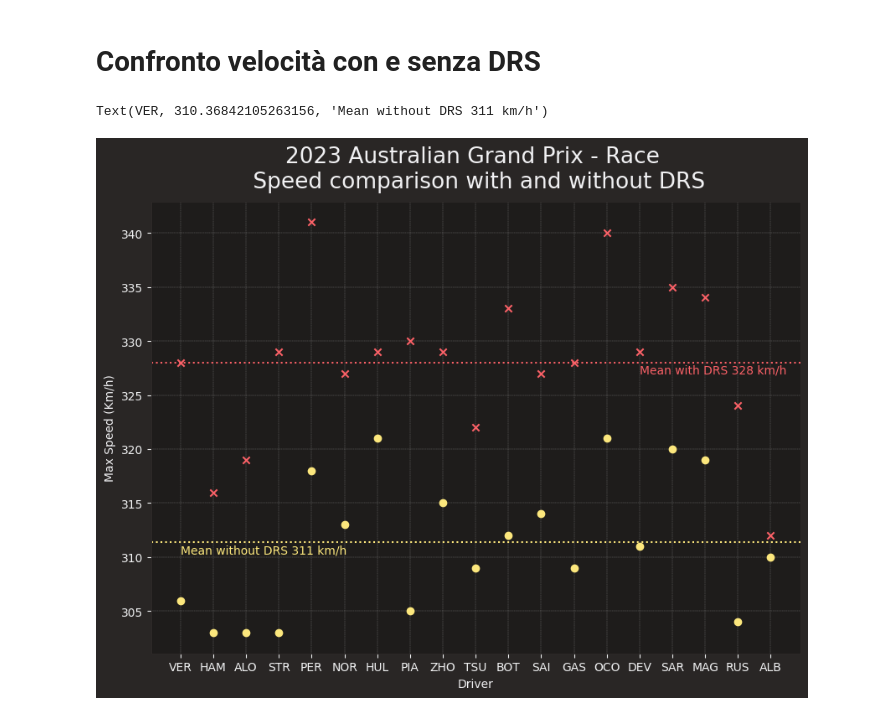
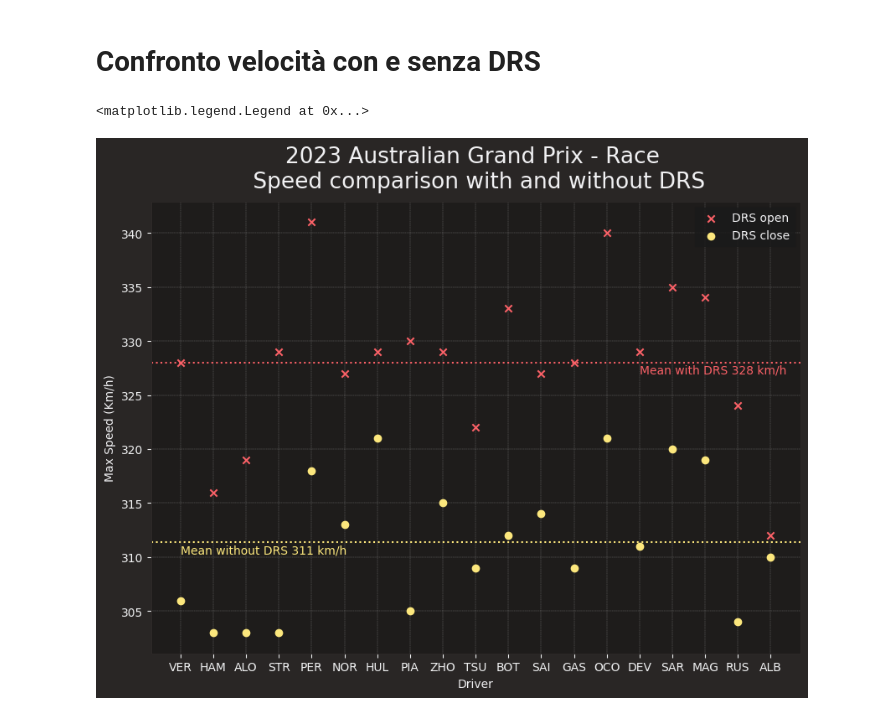
Before and after one commit to Rick8998/Australia2023F1, a Jupyter notebook: SessionAnalysis/DRSspeed.ipynb, the cells around one changed output. Drawn from its saved outputs; the diff is of its cells as text; code cells hidden in the pictures.

```diff
--- a/SessionAnalysis/DRSspeed.ipynb
+++ b/SessionAnalysis/DRSspeed.ipynb
@@ -23,32 +23,33 @@ fp.load()
 
 #ricavo la lista di tutti i piloti
 drivers = pd.unique(fp.laps['Driver'])
 #elimino i tempi in cui i piloti erano in giro in o out
 fp_laps = fp_laps.loc[(fp_laps['PitOutTime'].isnull() & fp_laps['PitInTime'].isnull() & fp_laps['IsAccurate'] == True)]
 
 max_speed_dict_drs = dict.fromkeys(drivers)
 max_speed_dict_no_drs = dict.fromkeys(drivers)
 for driver in drivers:
     if not driver == "LEC":
         df_drs_off, df_drs_on = [x for _, x in fp_laps.pick_driver(driver).get_car_data().groupby(fp_laps.pick_driver(driver).get_car_data()['DRS'] % 2 == 0)]
         max_speed_dict_drs[driver] = max(df_drs_on['Speed'])
         max_speed_dict_no_drs[driver] = max(df_drs_off['Speed'])
 
 del max_speed_dict_drs['LEC']
 del max_speed_dict_no_drs['LEC']
 ff1.plotting.setup_mpl()
 plt.figure(figsize=(10, 7))
 plt.title(f"{fp.event.year} {fp.event.EventName} - {fp.name} \n Speed comparison with and without DRS")
 plt.ylabel("Max Speed (Km/h)")
 plt.xlabel("Driver")
 plt.grid(color = 'grey', linestyle = '--', linewidth = 0.3)
 plt.scatter(max_speed_dict_drs.keys(), max_speed_dict_drs.values(), color='#F96167', marker='x', label="DRS open")
 plt.axhline(y=(sum(max_speed_dict_drs.values()) / len(max_speed_dict_drs)), color='#F96167', linestyle=':')
 plt.annotate("Mean with DRS " + f"{int(sum(max_speed_dict_drs.values()) / len(max_speed_dict_drs))} km/h", xy=("DEV", (sum(max_speed_dict_drs.values()) / len(max_speed_dict_drs))-1), color='#F96167')
 
 plt.scatter(max_speed_dict_no_drs.keys(), max_speed_dict_no_drs.values(), color='#FCE77D', marker='o', label="DRS close")
 plt.axhline(y=(sum(max_speed_dict_no_drs.values()) / len(max_speed_dict_no_drs)), color='#FCE77D', linestyle=':')
 plt.annotate("Mean without DRS " + f"{int(sum(max_speed_dict_no_drs.values()) / len(max_speed_dict_no_drs))} km/h", xy=("VER", (sum(max_speed_dict_no_drs.values()) / len(max_speed_dict_no_drs))-1), color='#FCE77D')
+plt.legend()
 # %% [output]
-Text(VER, 310.36842105263156, 'Mean without DRS 311 km/h')
+<matplotlib.legend.Legend at 0x...>
-[figure, old version]
+[figure, new version]
```
